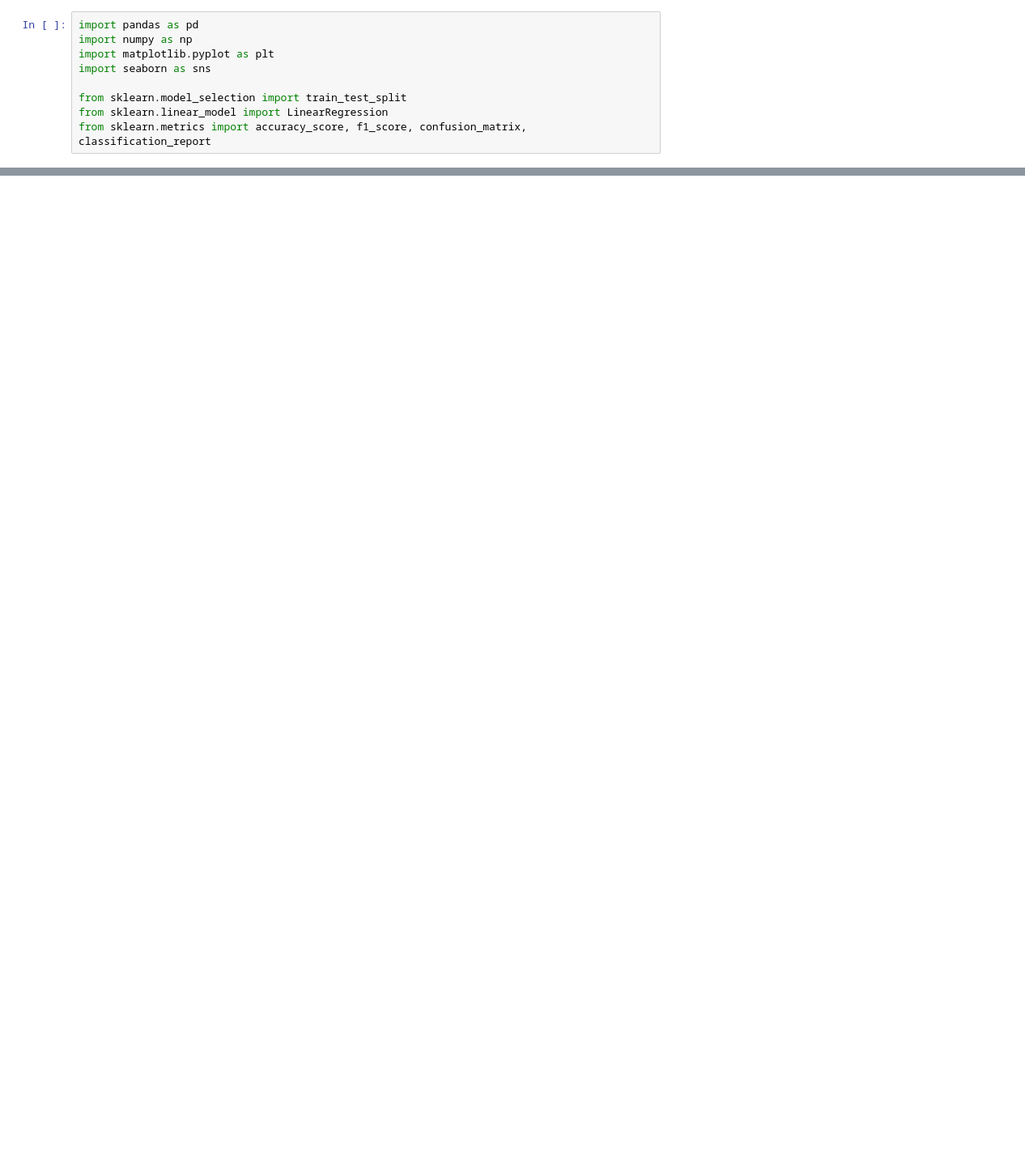
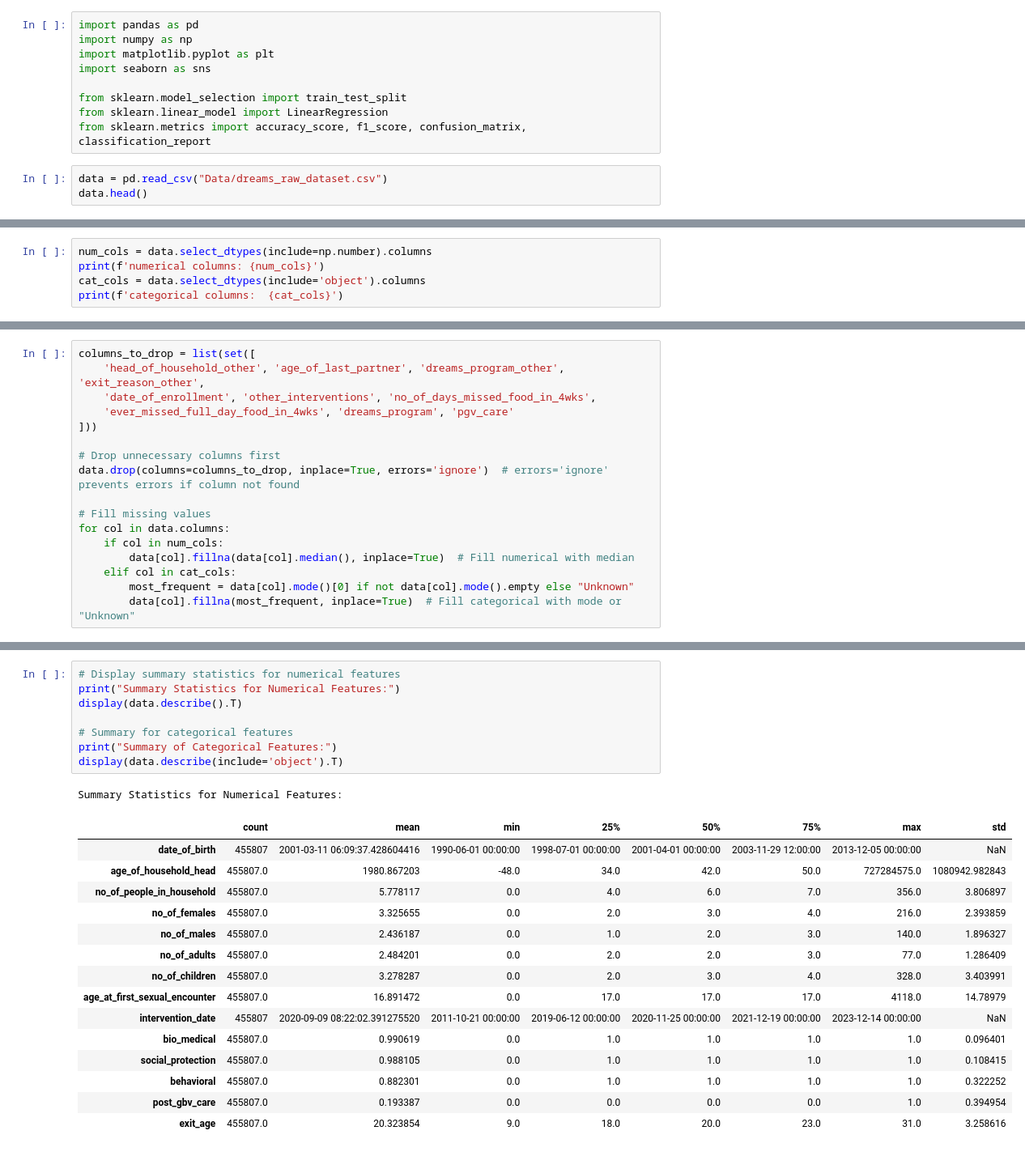
Before and after one commit to RichieRicky/DSF-PT08P5-GROUP5_CAPSTONE-PROJECT, a Jupyter notebook: LOISE_KABOGO.ipynb, the cells around one changed output, grey strips where cells are left out. Shown at 81% size. Saved outputs shown, nothing was run; the diff lists cells and outputs as text; blank space fills up the shorter version.

```diff
--- a/LOISE_KABOGO.ipynb
+++ b/LOISE_KABOGO.ipynb
@@ -50,3 +64,6 @@ import seaborn as sns
 from sklearn.model_selection import train_test_split
 from sklearn.linear_model import LinearRegression
 from sklearn.metrics import accuracy_score, f1_score, confusion_matrix, classification_report
+# %%
+data = pd.read_csv("Data/dreams_raw_dataset.csv")
+data.head()
@@ -52,0 +153,5 @@ from sklearn.metrics import accuracy_score, f1_score, confusion_matrix, classifi
+# %%
+num_cols = data.select_dtypes(include=np.number).columns
+print(f'numerical columns: {num_cols}')
+cat_cols = data.select_dtypes(include='object').columns
+print(f'categorical columns:  {cat_cols}')
@@ -52,0 +176,17 @@ from sklearn.metrics import accuracy_score, f1_score, confusion_matrix, classifi
+# %%
+columns_to_drop = list(set([
+    'head_of_household_other', 'age_of_last_partner', 'dreams_program_other', 'exit_reason_other',
+    'date_of_enrollment', 'other_interventions', 'no_of_days_missed_food_in_4wks',
+    'ever_missed_full_day_food_in_4wks', 'dreams_program', 'pgv_care'
+]))
+
+# Drop unnecessary columns first
+data.drop(columns=columns_to_drop, inplace=True, errors='ignore')  # errors='ignore' prevents errors if column not found
+
+# Fill missing values
+for col in data.columns:
+    if col in num_cols:
+        data[col].fillna(data[col].median(), inplace=True)  # Fill numerical with median
+    elif col in cat_cols:
+        most_frequent = data[col].mode()[0] if not data[col].mode().empty else "Unknown"
+        data[col].fillna(most_frequent, inplace=True)  # Fill categorical with mode or "Unknown"
@@ -52,0 +216,25 @@ from sklearn.metrics import accuracy_score, f1_score, confusion_matrix, classifi
+# %%
+# Display summary statistics for numerical features
+print("Summary Statistics for Numerical Features:")
+display(data.describe().T)
+
+# Summary for categorical features
+print("Summary of Categorical Features:")
+display(data.describe(include='object').T)
+# %% [output]
+Summary Statistics for Numerical Features:
+|  | count | mean | min | 25% | 50% | 75% | max | std |
+| date_of_birth | 455807 | 2001-03-11 06:09:37.428604416 | 1990-06-01 00:00:00 | 1998-07-01 00:00:00 | 2001-04-01 00:00:00 | 2003-11-29 12:00:00 | 2013-12-05 00:00:00 | NaN |
+| age_of_household_head | 455807.0 | 1980.867203 | -48.0 | 34.0 | 42.0 | 50.0 | 727284575.0 | 1080942.982843 |
+| no_of_people_in_household | 455807.0 | 5.778117 | 0.0 | 4.0 | 6.0 | 7.0 | 356.0 | 3.806897 |
+| no_of_females | 455807.0 | 3.325655 | 0.0 | 2.0 | 3.0 | 4.0 | 216.0 | 2.393859 |
+| no_of_males | 455807.0 | 2.436187 | 0.0 | 1.0 | 2.0 | 3.0 | 140.0 | 1.896327 |
+| no_of_adults | 455807.0 | 2.484201 | 0.0 | 2.0 | 2.0 | 3.0 | 77.0 | 1.286409 |
+| no_of_children | 455807.0 | 3.278287 | 0.0 | 2.0 | 3.0 | 4.0 | 328.0 | 3.403991 |
+| age_at_first_sexual_encounter | 455807.0 | 16.891472 | 0.0 | 17.0 | 17.0 | 17.0 | 4118.0 | 14.78979 |
+| intervention_date | 455807 | 2020-09-09 08:22:02.391275520 | 2011-10-21 00:00:00 | 2019-06-12 00:00:00 | 2020-11-25 00:00:00 | 2021-12-19 00:00:00 | 2023-12-14 00:00:00 | NaN |
+| bio_medical | 455807.0 | 0.990619 | 0.0 | 1.0 | 1.0 | 1.0 | 1.0 | 0.096401 |
+| social_protection | 455807.0 | 0.988105 | 0.0 | 1.0 | 1.0 | 1.0 | 1.0 | 0.108415 |
+| behavioral | 455807.0 | 0.882301 | 0.0 | 1.0 | 1.0 | 1.0 | 1.0 | 0.322252 |
+| post_gbv_care | 455807.0 | 0.193387 | 0.0 | 0.0 | 0.0 | 0.0 | 1.0 | 0.394954 |
+| exit_age | 455807.0 | 20.323854 | 9.0 | 18.0 | 20.0 | 23.0 | 31.0 | 3.258616 |
```
Also changed, not shown: parts of 25 cells of this notebook.
